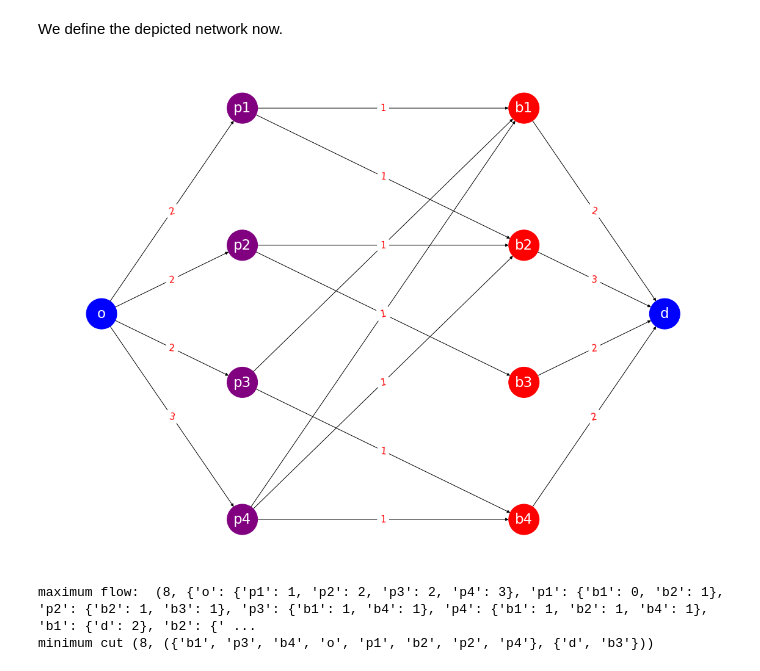
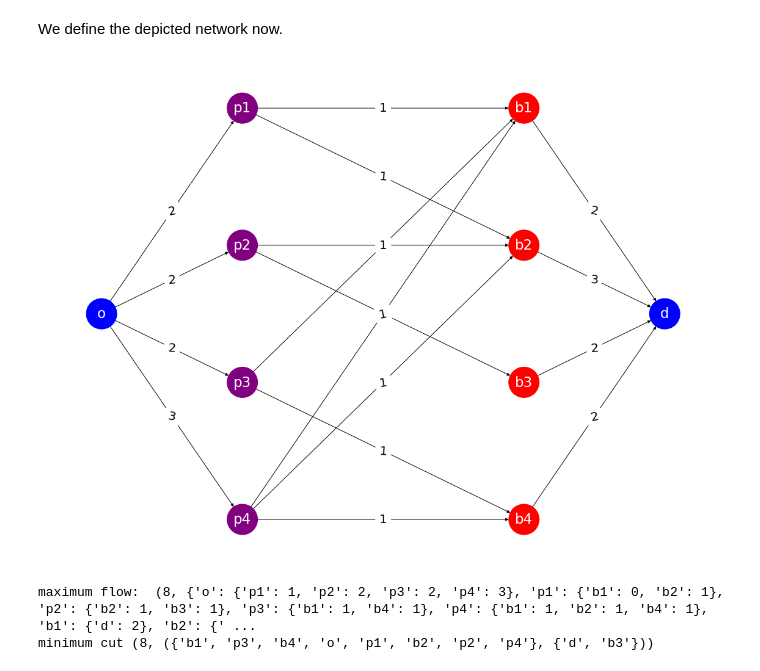
Before and after one commit to fabioeterno/Network_Homework, a Jupyter notebook: Hw1_Ex2.ipynb, the cells around one changed output. Saved outputs shown, nothing was run; the diff lists cells and outputs as text; code cells hidden in the pictures.

```diff
--- a/Hw1_Ex2.ipynb
+++ b/Hw1_Ex2.ipynb
@@ -189,35 +189,35 @@ nx.draw_networkx_edge_labels(G2,pos2,edge_labels={
                                                  ('p2', 'b3'):G2['p2']['b3']['capacity'],
                                                  ('p3', 'b1'):G2['p3']['b1']['capacity'],
                                                  ('p3', 'b4'):G2['p3']['b4']['capacity'],
 
                                                  ('p4', 'b1'):G2['p4']['b1']['capacity'],
                                                  ('p4', 'b4'):G2['p4']['b4']['capacity'],
                                                  ('b1', 'd'):G2['b1']['d']['capacity'],
                                                  ('b3', 'd'):G2['b3']['d']['capacity'],
                                                  ('b4', 'd'):G2['b4']['d']['capacity'],
 
                                                  ('p1', 'b2'):G2['p1']['b2']['capacity'],
                                                  ('p2', 'b2'):G2['p2']['b2']['capacity'],
                                                  ('p4', 'b2'):G2['p4']['b2']['capacity'],
                                                  ('b2', 'd'):G2['b2']['d']['capacity']
                                                 },
-                             font_size=15, font_color='red')
+                             font_size=20, font_color='black')
 
 
 
 # define node colors
 G2_node_colors = ['blue', 'purple', 'purple','purple','purple','red','red','red','red', 'blue']
 
 # define edge colors
 for u,v in G2.edges():
     G2[u][v]['color'] = 'black'
 
 G2_edge_colors = [G2[u][v]['color'] for u,v in G2.edges()]
 
 nx.draw(G2, pos2, with_labels = True, font_color='white', node_color=G2_node_colors,
         edge_color='black', node_size=2500, font_size=23)
 # %% [output]
-[figure, old version]
+[figure, new version]
 # %%
 print("maximum flow: ", nx.algorithms.flow.maximum_flow(G2, 'o', 'd'))
 print("minimum cut", nx.algorithms.flow.minimum_cut(G2, 'o', 'd'))
```
Also changed, not shown: parts of 5 cells of this notebook.
